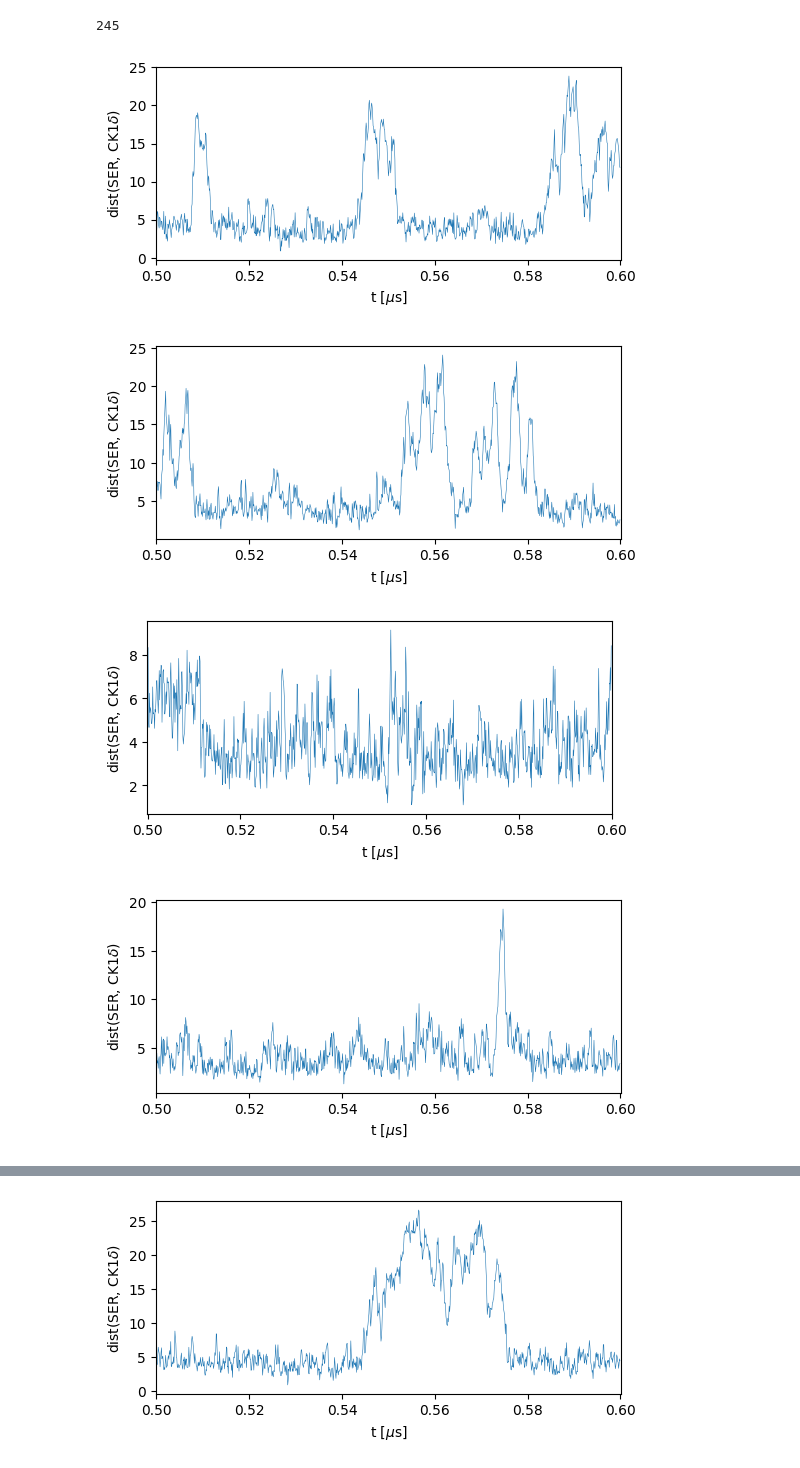
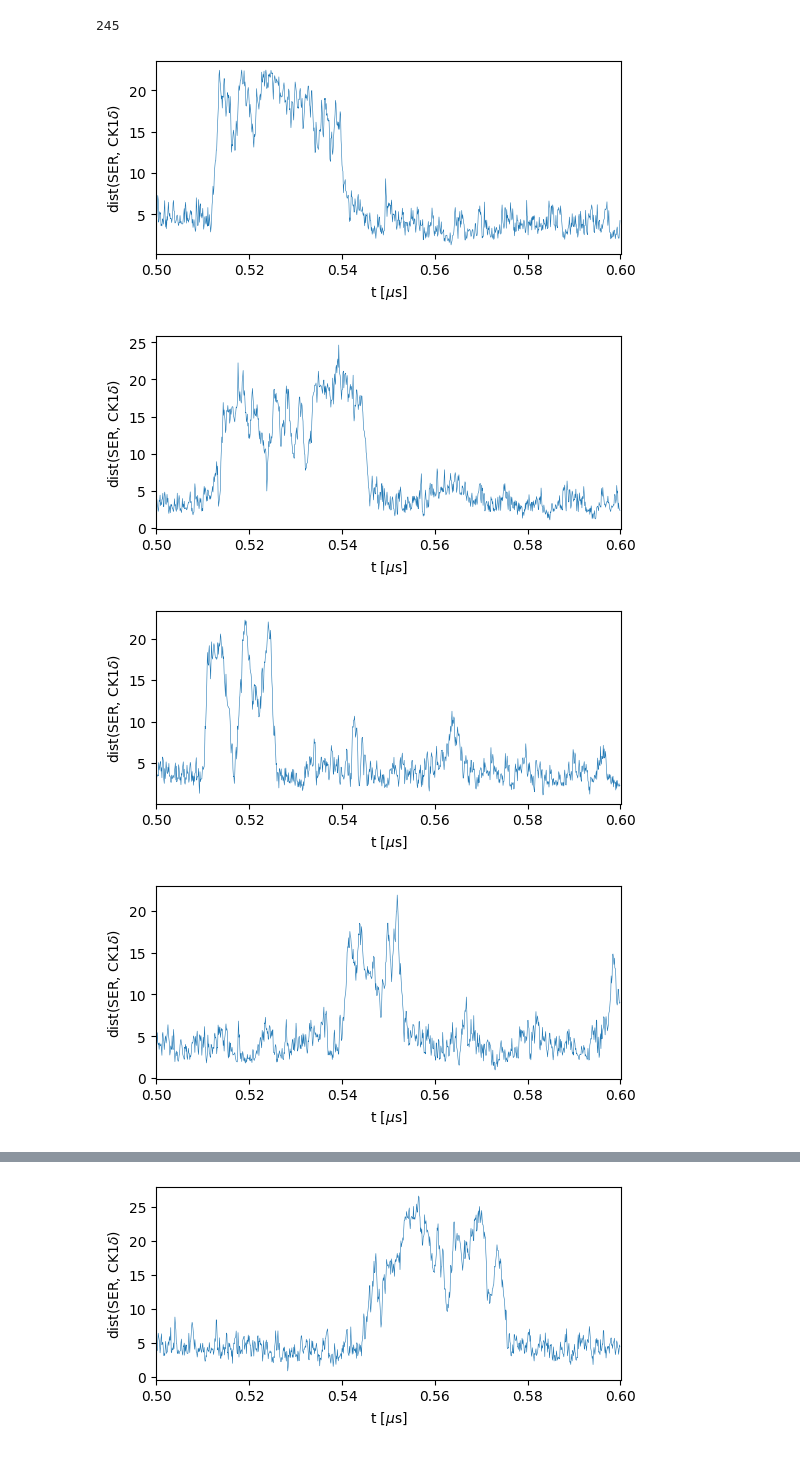
Before and after one commit to ezippo/HPA, a Jupyter notebook: process_traj.ipynb, the cells around one changed output, grey strips where cells are left out. Saved outputs shown, nothing was run; the diff lists cells and outputs as text; code cells hidden in the pictures.

```diff
--- a/process_traj.ipynb
+++ b/process_traj.ipynb
@@ -148,7 +148,7 @@ rdump = '5k'
 ck1d_bool = False
 pp3_bool = True
 dmu = '0'
-time = '20us_'
+time = '40us_'
 
 if ck1d_bool and pp3_bool:
     enzymes = '1-ck1d-open_1-pp3'
@@ -162,34 +162,34 @@ elif ck1d_bool:
     enzymes = '1-ck1d-open'
     enzfile = 'com-ck1d-open'
     temp = 'CAL3_200K_'
     suffix = 'mpSer_rs'
     pt = path_ness+f'sim_ser19_dmu{dmu}_1-tdp43-5pser_{enzymes}_200K_{rdump}_{suffix}/'
     enz_ids = [300,301,302]
 elif pp3_bool:
     enzymes = '1-pp3'
     enzfile = 'com-pp3'
     temp = 'CAL3_200K_'
     suffix = 'mpSer_rs'
     pt = path_ness+f'sim_ser19_dmu{dmu}_1-tdp43-5pser_{enzymes}_200K_{rdump}_{suffix}/'
     enz_ids = [153+92,153+94,153+120,153+152,153+283]
 else:
     RaiseError('no enzymes!')
 
 for s in range(1,6):
     if ck1d_bool and pp3_bool:
         d = hpau.create_distance_file(pt+f'sim{s}_ser19_dmu{dmu}_1-tdp43-5pser_{enzfile}_{temp}{rdump}_{suffix}_{time}dump.gsd',
                                          id1=ck1d_ids, id2=[i for i in range(154)], mean1=True, therm=0)
         tmp = hpau.create_distance_file(pt+f'sim{s}_ser19_dmu{dmu}_1-tdp43-5pser_{enzfile}_{temp}{rdump}_{suffix}_{time}dump.gsd',
                                          id1=pp3_ids, id2=[i for i in range(154)], mean1=True, therm=0)
         d = np.append(d, tmp, axis=1)
     else:
         d = hpau.create_distance_file(pt+f'sim{s}_ser19_dmu{dmu}_1-tdp43-5pser_{enzfile}_{temp}{rdump}_{suffix}_{time}dump.gsd',
                                          id1=enz_ids, id2=[i for i in range(154)], mean1=True, therm=0)
 
     np.savetxt(pt+f'sim{s}_ser19_dmu{dmu}_1-tdp43-5pser_{enzfile}_{temp}{rdump}_{suffix}_{time}dist.txt', d)
     hpapl.plot_dist(d,part_id=5,start=5000,end=6000)
 # %% [output]
-[figure, old version]
+[figure, new version]
-[figure, old version]
+[figure, new version]
-[figure, old version]
+[figure, new version]
-[figure, old version]
+[figure, new version]
```
Also changed, not shown: parts of 1 cell of this notebook, 1 other file.
